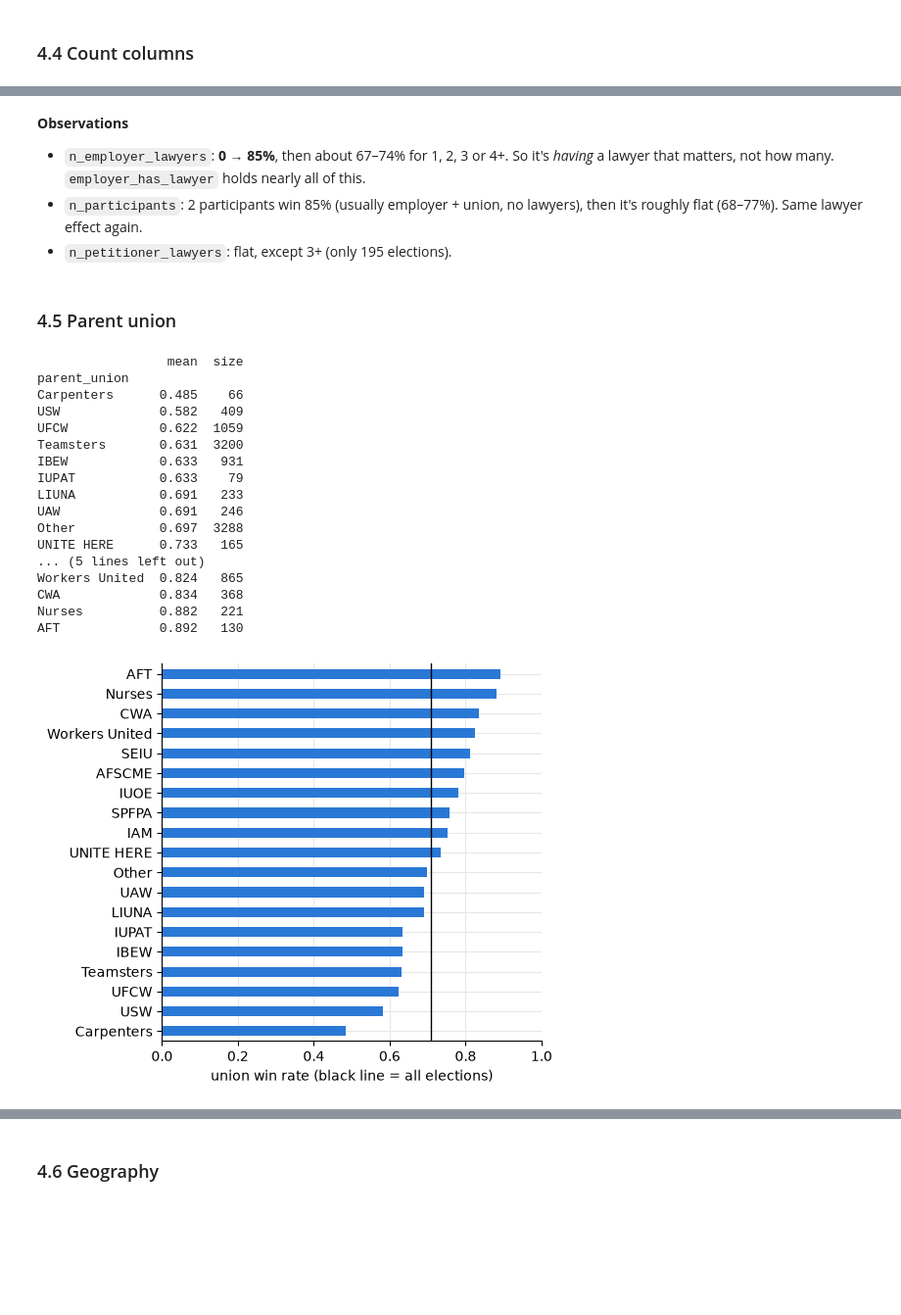
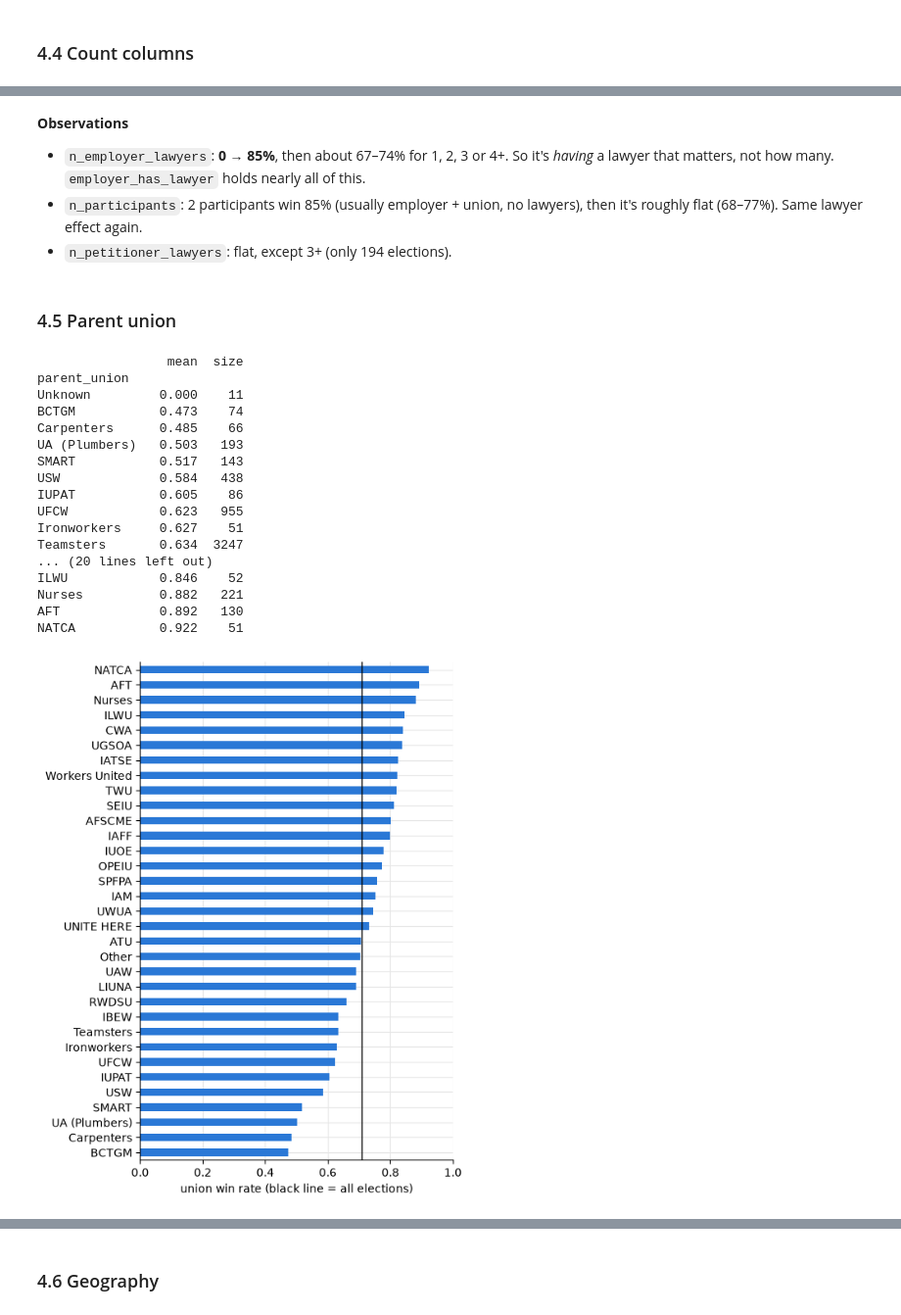
Before and after one commit to jiangisabella/Placeholder-Data1030, a Jupyter notebook: src/data_exploration.ipynb, the cells around one changed output, grey strips where cells are left out. Shown at 98% size. Saved outputs shown, nothing was run; the diff lists cells and outputs as text; code cells hidden in the pictures; blank space fills up the shorter version.

Commit message:
reran data exploration on updated data

```diff
--- a/src/data_exploration.ipynb
+++ b/src/data_exploration.ipynb
@@ -669,38 +662,41 @@ n_petitioner_lawyers
   lawyer that matters, not how many. `employer_has_lawyer` holds nearly all of this.
 - `n_participants`: 2 participants win 85% (usually employer + union, no lawyers), then it's
   roughly flat (68–77%). Same lawyer effect again.
-- `n_petitioner_lawyers`: flat, except 3+ (only 195 elections).
+- `n_petitioner_lawyers`: flat, except 3+ (only 194 elections).
 # %% [markdown]
 ### 4.5 Parent union
 # %%
 union_table = df.groupby('parent_union')['union_won'].agg(['mean', 'size']).sort_values('mean')
 print(union_table.round(3))
 
-plt.figure(figsize=(5,5))
+# "Unknown" is the 11 rows where the PDF prints "** Data Incomplete **" instead of a union name
+union_table = union_table.drop('Unknown')
+
+plt.figure(figsize=(5,8))
 union_table['mean'].plot.barh(color=BLUE)
 plt.axvline(df['union_won'].mean(), color='black', linewidth=1)
 plt.xlim(0, 1)
 plt.xlabel('union win rate (black line = all elections)')
 plt.ylabel('')
 plt.show()
 # %% [output]
                  mean  size
 parent_union
+Unknown         0.000    11
+BCTGM           0.473    74
 Carpenters      0.485    66
-USW             0.582   409
-UFCW            0.622  1059
-Teamsters       0.631  3200
-IBEW            0.633   931
-IUPAT           0.633    79
-LIUNA           0.691   233
-UAW             0.691   246
-Other           0.697  3288
-UNITE HERE      0.733   165
-... (5 lines left out)
-Workers United  0.824   865
-CWA             0.834   368
+UA (Plumbers)   0.503   193
+SMART           0.517   143
+USW             0.584   438
+IUPAT           0.605    86
+UFCW            0.623   955
+Ironworkers     0.627    51
+Teamsters       0.634  3247
+... (20 lines left out)
+ILWU            0.846    52
 Nurses          0.882   221
 AFT             0.892   130
+NATCA           0.922    51
-[figure, old version]
+[figure, new version]
 # %% [markdown]
 **Observations**
```
Also changed, not shown: parts of 115 cells of this notebook, 7 other files.
